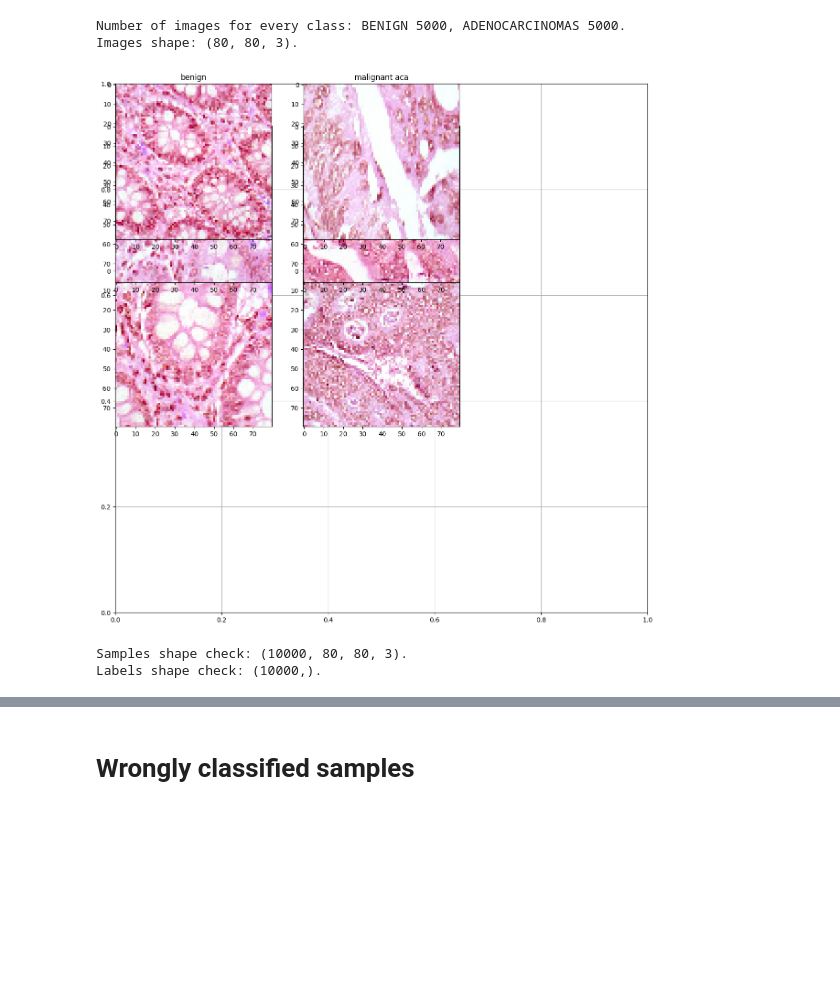
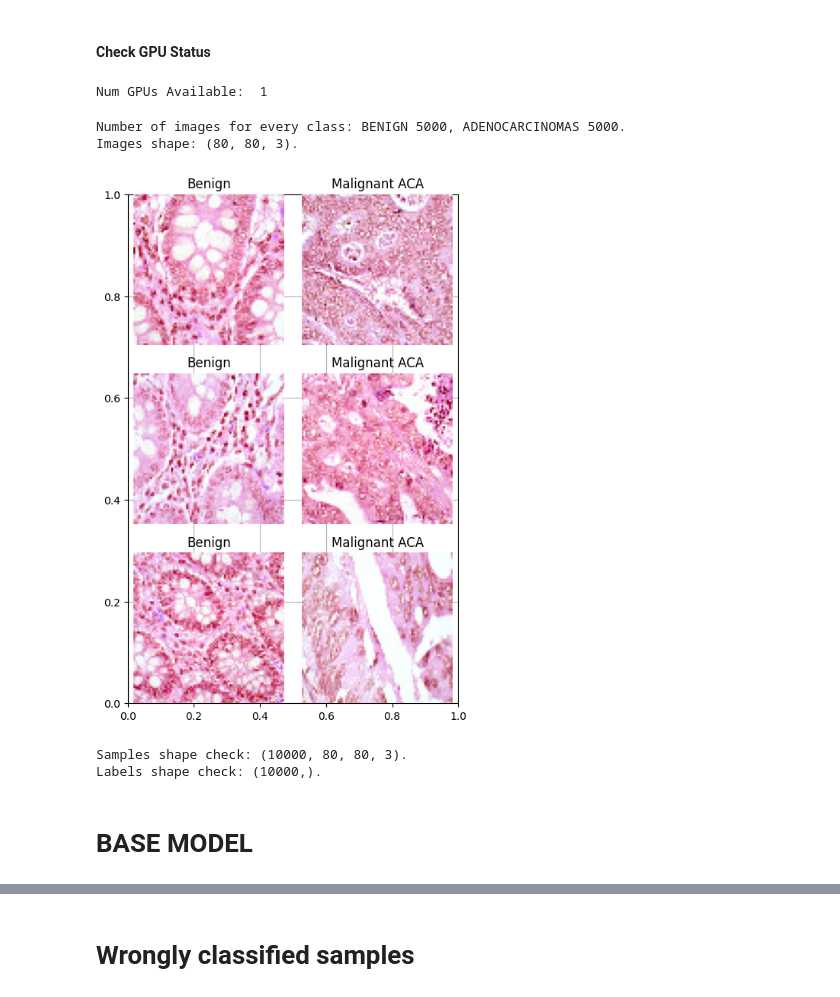
Before and after one commit to hossainalmahdi/Early-Stage-Detection-and-Segmentation-of-Colon-Cancer-using-Deep-Learning-on-Histopathological-Imag, a Jupyter notebook: Colon_Classification.ipynb, the cells around one changed output, grey strips where cells are left out. Drawn from its saved outputs; the diff is of its cells as text; code cells hidden in the pictures; blank space fills up the shorter version.

```diff
--- a/Colon_Classification.ipynb
+++ b/Colon_Classification.ipynb
@@ -20,6 +18,12 @@ from matplotlib import pyplot as plt
 import seaborn as sns
 
 %matplotlib inline
+# %% [markdown]
+#### Check GPU Status
+# %%
+print("Num GPUs Available: ", len(tf.config.list_physical_devices("GPU")))
+# %% [output]
+Num GPUs Available:  1
 # %%
 import cv2
 import os
@@ -48,20 +52,24 @@ Images shape: (80, 80, 3).
 # %%
 indices = [0, 40, 2300]
 
-plt.figure(1, figsize=(15, 15))
+plt.figure(figsize=(5, 2.5 * len(indices)))
 plt.grid(None)
 
 for n, idx in enumerate(indices):
-    plt.subplot(n + 1, 3, 1)
+    plt.subplot(len(indices), 2, 2 * n + 1)
     plt.imshow(benign[idx])
-    plt.title("benign")
-    plt.subplot(n + 1, 3, 2)
+    plt.title("Benign")
+    plt.axis("off")
+
+    plt.subplot(len(indices), 2, 2 * n + 2)
     plt.imshow(mal_aca[idx])
-    plt.title("malignant aca")
+    plt.title("Malignant ACA")
+    plt.axis("off")
 
+plt.tight_layout()
 plt.show()
 # %% [output]
-[figure, old version]
+[figure, new version]
 # %%
 samples = np.concatenate((benign, mal_aca))
 labels = np.array(benign.shape[0] * [0] + mal_aca.shape[0] * [1])
@@ -71,6 +79,8 @@ print(f"Labels shape check: {labels.shape}.")
 # %% [output]
 Samples shape check: (10000, 80, 80, 3).
 Labels shape check: (10000,).
+# %% [markdown]
+# BASE MODEL
 # %%
 indices = np.arange(samples.shape[0])
 np.random.shuffle(indices)
```
Also changed, not shown: parts of 39 cells of this notebook, 2 other files.
